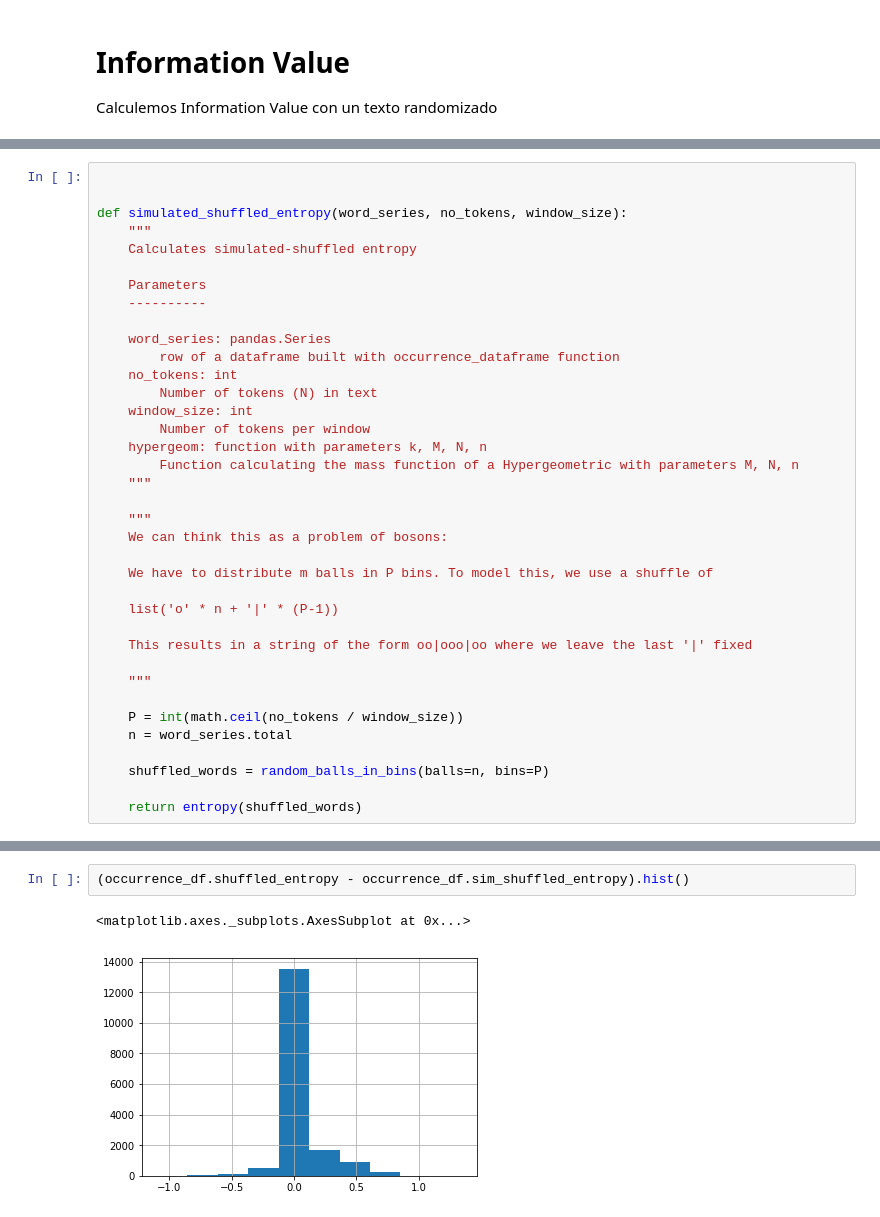
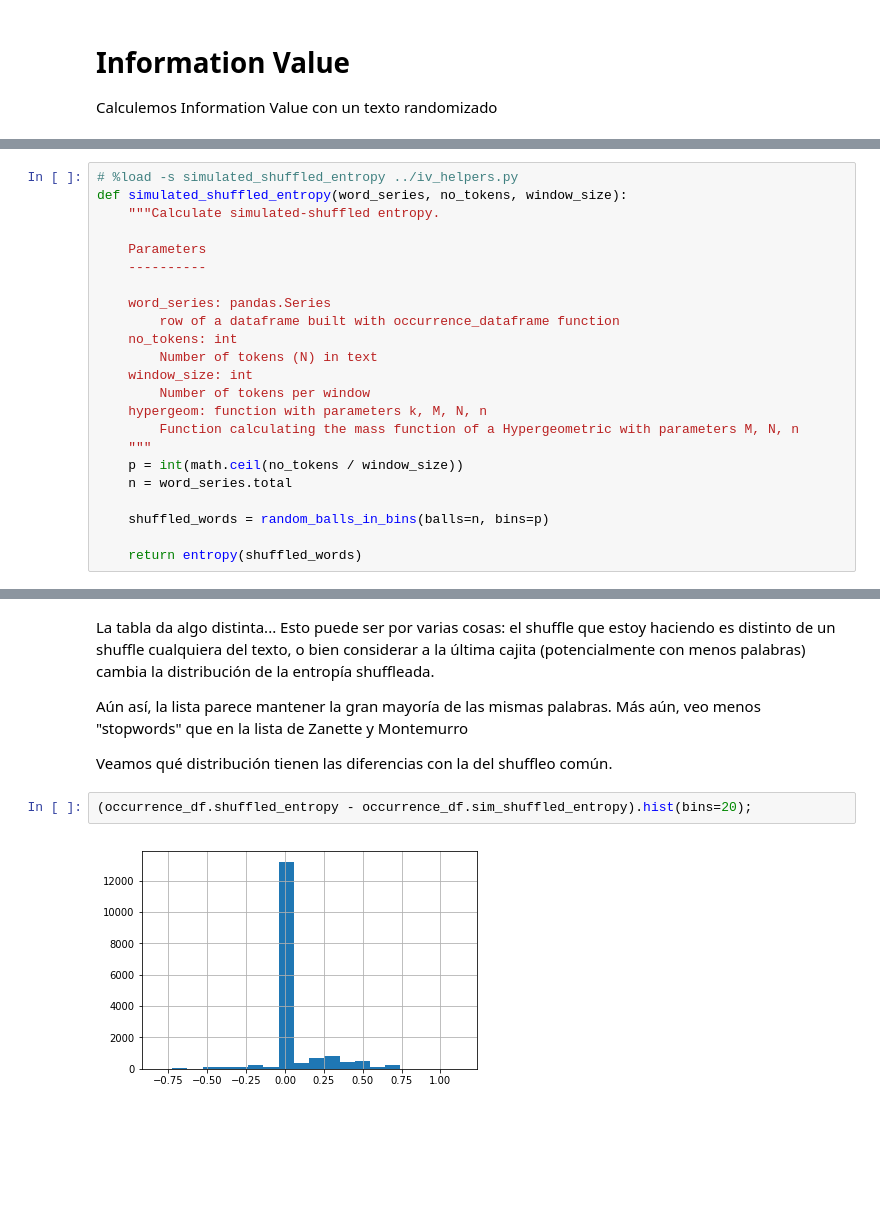
Before and after one commit to daleman/tesis, a Jupyter notebook: ejemplos/InformationValue-Simulated-Shuffle.ipynb, the cells around one changed output, grey strips where cells are left out. Saved outputs shown, nothing was run; the diff lists cells and outputs as text; blank space fills up the shorter version.

```diff
--- a/ejemplos/InformationValue-Simulated-Shuffle.ipynb
+++ b/ejemplos/InformationValue-Simulated-Shuffle.ipynb
@@ -126,9 +159,7 @@ random_balls_in_bins(balls=10, bins=20)
 # %%
-
-
+# %load -s simulated_shuffled_entropy ../iv_helpers.py
 def simulated_shuffled_entropy(word_series, no_tokens, window_size):
-    """
-    Calculates simulated-shuffled entropy
+    """Calculate simulated-shuffled entropy.
 
     Parameters
     ----------
@@ -142,22 +173,10 @@ def simulated_shuffled_entropy(word_series, no_tokens, window_size):
     hypergeom: function with parameters k, M, N, n
         Function calculating the mass function of a Hypergeometric with parameters M, N, n
     """
-
-    """
-    We can think this as a problem of bosons:
-
-    We have to distribute m balls in P bins. To model this, we use a shuffle of
-
-    list('o' * n + '|' * (P-1))
-
-    This results in a string of the form oo|ooo|oo where we leave the last '|' fixed
-
-    """
-
-    P = int(math.ceil(no_tokens / window_size))
+    p = int(math.ceil(no_tokens / window_size))
     n = word_series.total
 
-    shuffled_words = random_balls_in_bins(balls=n, bins=P)
+    shuffled_words = random_balls_in_bins(balls=n, bins=p)
 
     return entropy(shuffled_words)
 # %%
@@ -190,5 +211,10 @@ occurrence_df.iloc[:40][occurrence_df.columns.difference(range(42))]
+# %% [markdown]
+La tabla da algo distinta... Esto puede ser por varias cosas: el shuffle que estoy haciendo es distinto de un shuffle cualquiera del texto, o bien considerar a la última cajita (potencialmente con menos palabras) cambia la distribución de la entropía shuffleada.
+
+Aún así, la lista parece mantener la gran mayoría de las mismas palabras. Más aún, veo menos "stopwords" que en la lista de Zanette y Montemurro
+
+Veamos qué distribución tienen las diferencias con la del shuffleo común.
 # %%
-(occurrence_df.shuffled_entropy - occurrence_df.sim_shuffled_entropy).hist()
+(occurrence_df.shuffled_entropy - occurrence_df.sim_shuffled_entropy).hist(bins=20);
 # %% [output]
-<matplotlib.axes._subplots.AxesSubplot at 0x...>
-[figure, old version]
+[figure, new version]
```
Also changed, not shown: parts of 9 cells of this notebook, 3 other files.
